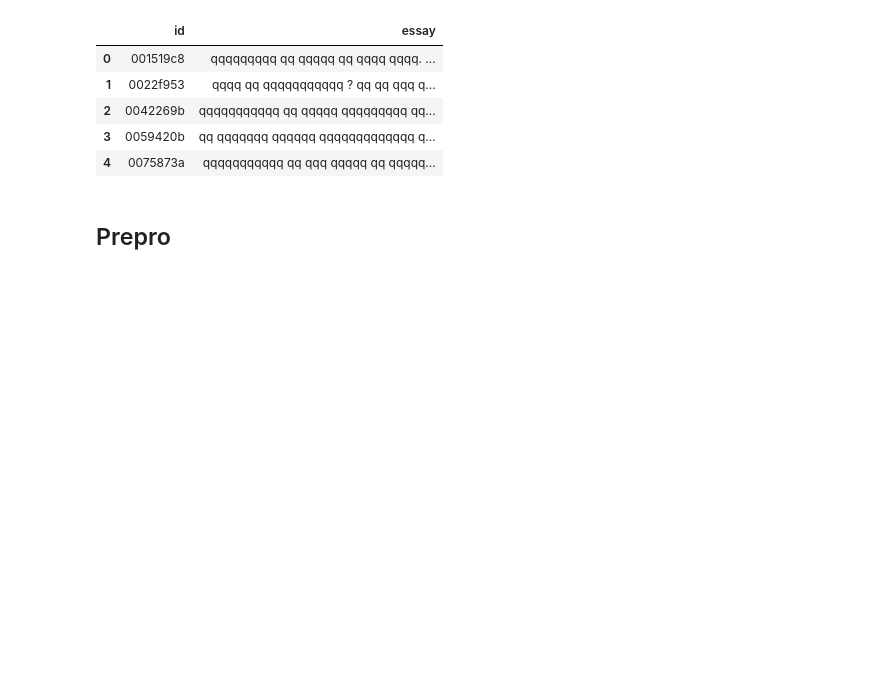
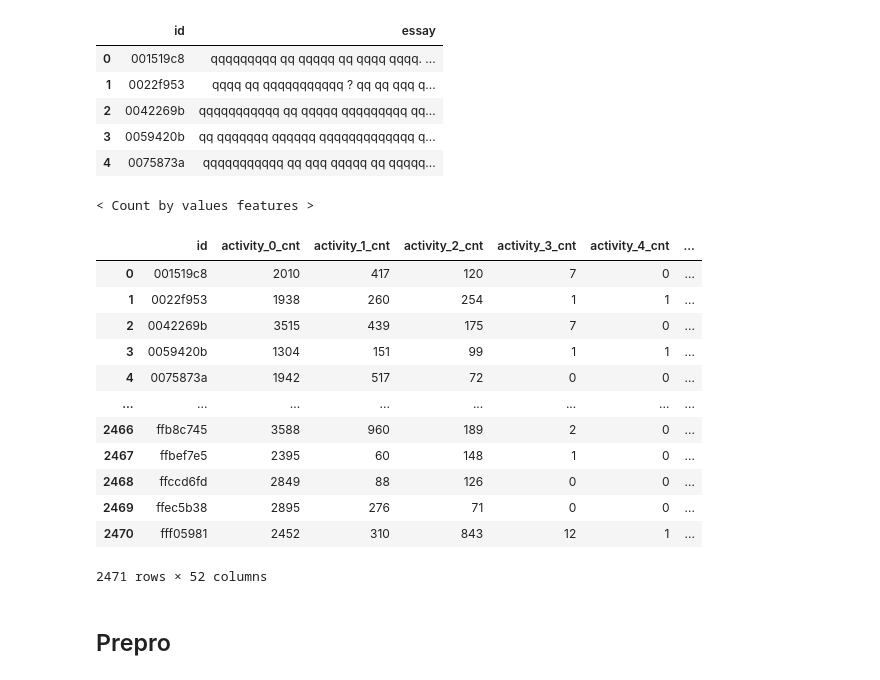
Before and after one commit to luispintoc/Linking-Writing, a Jupyter notebook: feature_eng/9 clean_feat_eng.ipynb, the cells around one changed output. Drawn from its saved outputs; the diff is of its cells as text; code cells hidden in the pictures; blank space fills up the shorter version.

```diff
--- a/feature_eng/9 clean_feat_eng.ipynb
+++ b/feature_eng/9 clean_feat_eng.ipynb
@@ -521,3 +521,48 @@ class Preprocessor:
+# %%
+activities = ['Input', 'Remove/Cut', 'Nonproduction', 'Replace', 'Paste']
+events = ['q', 'Space', 'Backspace', 'Shift', 'ArrowRight', 'Leftclick', 'ArrowLeft', '.', ',', 'ArrowDown', 'ArrowUp', 'Enter', 'CapsLock', "'", 'Delete', 'Unidentified']
+text_changes = ['q', ' ', '.', ',', '\n', "'", '"', '-', '?', ';', '=', '/', '\\', ':']
+
+
+def count_by_values(df, colname, values):
+    fts = df.select(pl.col('id').unique(maintain_order=True))
+    for i, value in enumerate(values):
+        tmp_df = df.group_by('id').agg(pl.col(colname).is_in([value]).sum().alias(f'{colname}_{i}_cnt'))
+        fts  = fts.join(tmp_df, on='id', how='left')
+    return fts
+
+
+def dev_feats(df):
+
+    print("< Count by values features >")
+
+    feats = count_by_values(df, 'activity', activities)
+    feats = feats.join(count_by_values(df, 'text_change', text_changes), on='id', how='left')
+    feats = feats.join(count_by_values(df, 'down_event', events), on='id', how='left')
+    feats = feats.join(count_by_values(df, 'up_event', events), on='id', how='left')
+
+    return feats
+# %%
+train_logs = pl.scan_csv(f'{data_dir}/train_logs.csv')
+feat_ = dev_feats(train_logs).collect().to_pandas()
+# %% [output]
+< Count by values features >
+# %%
+feat_
+# %% [output]
+|  | id | activity_0_cnt | activity_1_cnt | activity_2_cnt | activity_3_cnt | activity_4_cnt | ... |
+| 0 | 001519c8 | 2010 | 417 | 120 | 7 | 0 | ... |
+| 1 | 0022f953 | 1938 | 260 | 254 | 1 | 1 | ... |
+| 2 | 0042269b | 3515 | 439 | 175 | 7 | 0 | ... |
+| 3 | 0059420b | 1304 | 151 | 99 | 1 | 1 | ... |
+| 4 | 0075873a | 1942 | 517 | 72 | 0 | 0 | ... |
+| ... | ... | ... | ... | ... | ... | ... | ... |
+| 2466 | ffb8c745 | 3588 | 960 | 189 | 2 | 0 | ... |
+| 2467 | ffbef7e5 | 2395 | 60 | 148 | 1 | 0 | ... |
+| 2468 | ffccd6fd | 2849 | 88 | 126 | 0 | 0 | ... |
+| 2469 | ffec5b38 | 2895 | 276 | 71 | 0 | 0 | ... |
+| 2470 | fff05981 | 2452 | 310 | 843 | 12 | 1 | ... |
+2471 rows × 52 columns
 # %% [markdown]
 ## Prepro
 # %%
```
Also changed, not shown: parts of 6 cells of this notebook, 6 other files.
